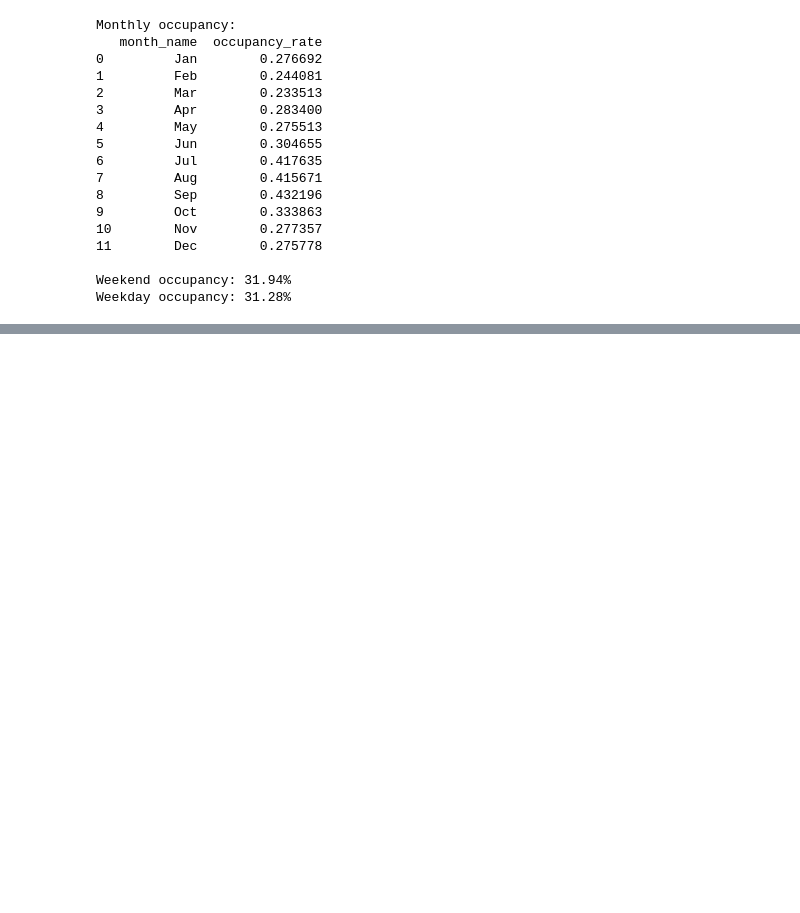
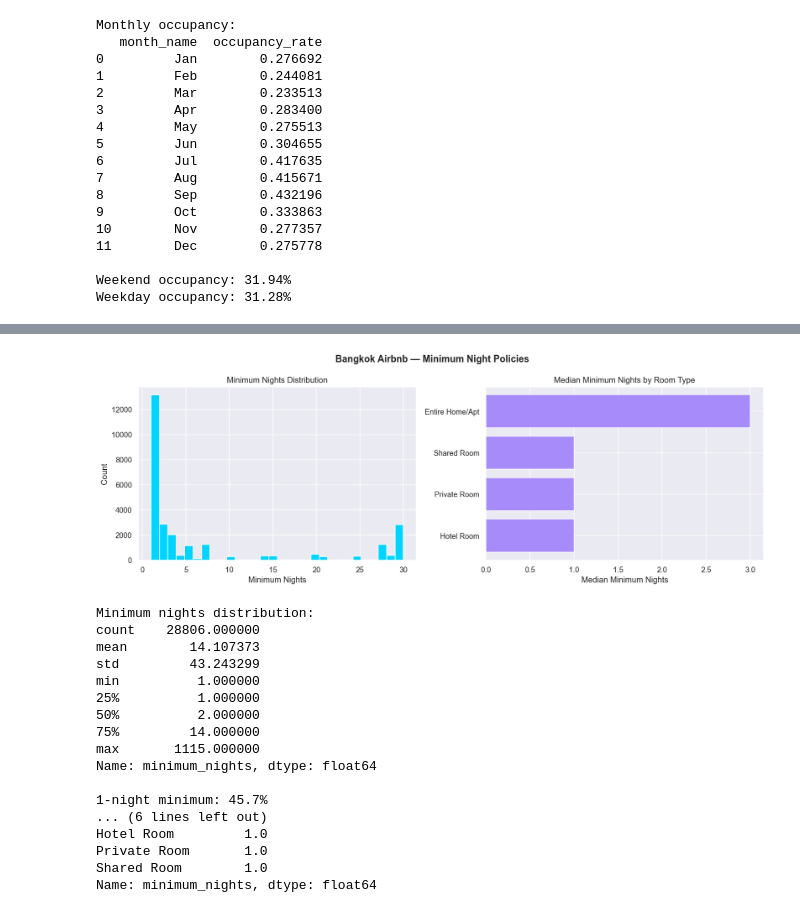
Before and after one commit to primemarasinghe/airbnb-market-intelligence, a Jupyter notebook: notebooks/01_eda.ipynb, the cells around one changed output, grey strips where cells are left out. Drawn from its saved outputs; the diff is of its cells as text; code cells hidden in the pictures; blank space fills up the shorter version.

```diff
--- a/notebooks/01_eda.ipynb
+++ b/notebooks/01_eda.ipynb
@@ -411,0 +505,49 @@ NameError: name 'pd' is not defined
+# %%
+# --- Minimum Nights Analysis ---
+min_nights = df[df["minimum_nights"] <= 30]
+
+fig, axes = plt.subplots(1, 2, figsize=(14, 5))
+
+axes[0].hist(min_nights["minimum_nights"], bins=30,
+             color="#00d4ff", edgecolor="white")
+axes[0].set_title("Minimum Nights Distribution")
+axes[0].set_xlabel("Minimum Nights")
+axes[0].set_ylabel("Count")
+
+# Min nights by room type
+min_room = df.groupby("room_type")["minimum_nights"].median().sort_values()
+axes[1].barh(min_room.index, min_room.values, color="#a78bfa")
+axes[1].set_title("Median Minimum Nights by Room Type")
+axes[1].set_xlabel("Median Minimum Nights")
+
+plt.suptitle("Bangkok Airbnb — Minimum Night Policies", fontsize=14, fontweight="bold")
+plt.tight_layout()
+plt.savefig("figures/20_minimum_nights.png")
+plt.show()
+
+print("Minimum nights distribution:")
+print(df["minimum_nights"].describe())
+print(f"\n1-night minimum: {(df['minimum_nights']==1).mean():.1%}")
+print(f"7+ night minimum: {(df['minimum_nights']>=7).mean():.1%}")
+print(f"30+ night minimum: {(df['minimum_nights']>=30).mean():.1%}")
+print("\nMedian minimum nights by room type:")
+print(df.groupby("room_type")["minimum_nights"].median())
+# %% [output]
+[figure, added]
+Minimum nights distribution:
+count    28806.000000
+mean        14.107373
+std         43.243299
+min          1.000000
+25%          1.000000
+50%          2.000000
+75%         14.000000
+max       1115.000000
+Name: minimum_nights, dtype: float64
+
+1-night minimum: 45.7%
+... (6 lines left out)
+Hotel Room         1.0
+Private Room       1.0
+Shared Room        1.0
+Name: minimum_nights, dtype: float64
```
Also changed, not shown: parts of 5 cells of this notebook, 9 other files.
